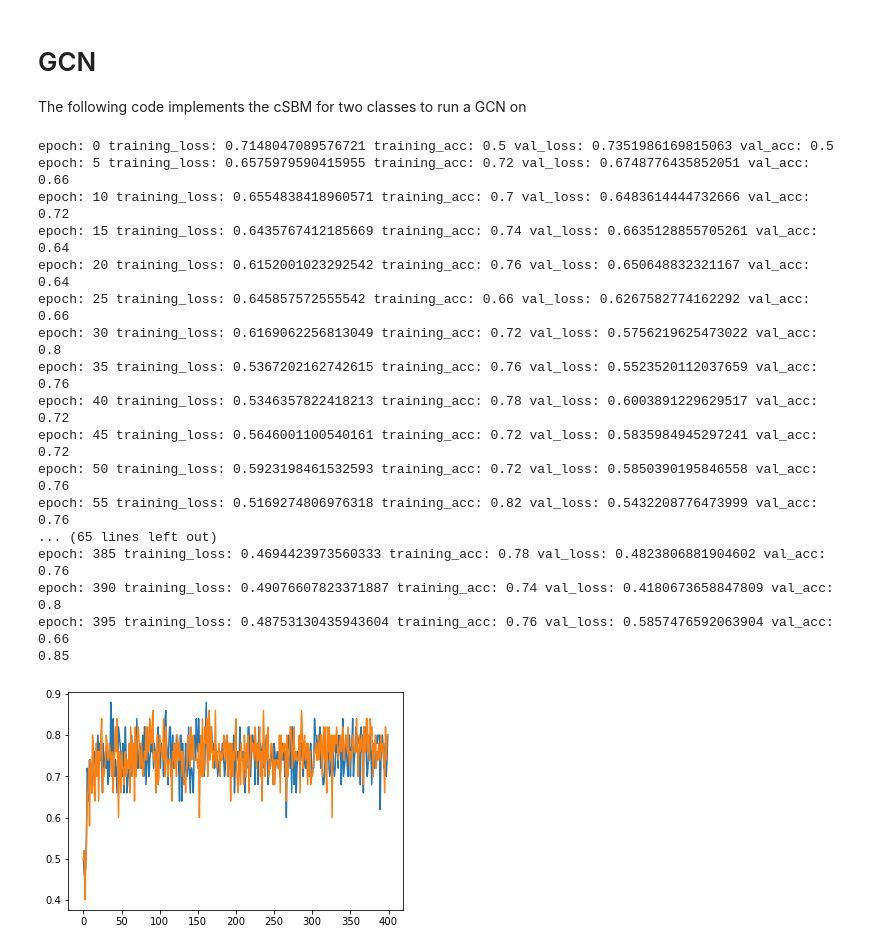
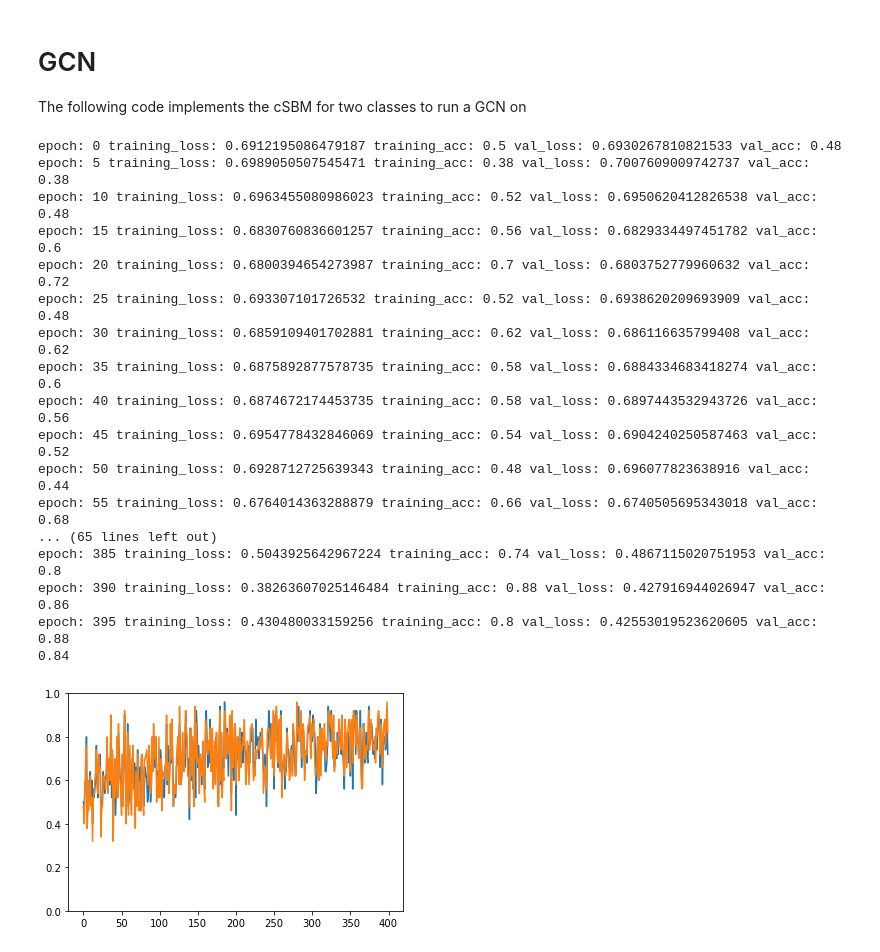
Before and after one commit to brownthesr/Synthetic-Graphs, a Jupyter notebook: SBM.ipynb, the cells around one changed output. Saved outputs shown, nothing was run; the diff lists cells and outputs as text; code cells hidden in the pictures.

```diff
--- a/SBM.ipynb
+++ b/SBM.ipynb
@@ -186,9 +196,10 @@ def accuracy(preds,mask):# obtains the accuracy of the model
     return acc
 
 # these are the hyperparameters to generate the graph/features, still unsure how tweaking them would change the graph
-d=2
-lamb = .5
-mu = 250
+d=10 # this is the average degree
+lamb = 4 # difference in edge_densities, 0 indicates only node features are informative lamb>0 means more intra edges vs inter edges(homophily)
+# lamb < 0 means less intra edges vs inter edges(heterophily)
+mu = 0# difference between the means of the two classes, increasing this means increasing difference between class features
 num_nodes = 100
 num_features = 5
 num_classes=2
@@ -218,47 +229,48 @@ model.train()# tells our model we are about to train
 losses = []
 accs = []
 for epoch in range(epochs):# runs through all the data 200 times
     optimizer.zero_grad()
     out = model(b,edge_list)
 
     train_loss = F.nll_loss(out[train_mask], labels[train_mask])
     train_acc = accuracy(out.max(1)[1], train_mask)
 
     val_loss = F.nll_loss(out[val_mask], labels[val_mask])
     val_acc = accuracy(out.max(1)[1], val_mask)
     losses.append([train_loss.item(),val_loss.item()])
     accs.append([train_acc,val_acc])
     if(epoch %5 == 0):
         print("epoch: {} training_loss: {} training_acc: {} val_loss: {} val_acc: {}".format(epoch,train_loss,train_acc,val_loss, val_acc))
 
     train_loss.backward()
     optimizer.step()
 
 losses = np.array(losses)
 accs = np.array(accs)
 plt.plot(accs[:,0])
 plt.plot(accs[:,1])
+plt.ylim(0,1)
 
 model.eval()
 out = model(b,edge_list)
 test_acc = accuracy(out.max(1)[1],torch.ones(num_nodes).to(torch.bool))
 print(test_acc)
 # %% [output]
-epoch: 0 training_loss: 0.7148047089576721 training_acc: 0.5 val_loss: 0.7351986169815063 val_acc: 0.5
-epoch: 5 training_loss: 0.6575979590415955 training_acc: 0.72 val_loss: 0.6748776435852051 val_acc: 0.66
-epoch: 10 training_loss: 0.6554838418960571 training_acc: 0.7 val_loss: 0.6483614444732666 val_acc: 0.72
-epoch: 15 training_loss: 0.6435767412185669 training_acc: 0.74 val_loss: 0.6635128855705261 val_acc: 0.64
-epoch: 20 training_loss: 0.6152001023292542 training_acc: 0.76 val_loss: 0.650648832321167 val_acc: 0.64
-epoch: 25 training_loss: 0.645857572555542 training_acc: 0.66 val_loss: 0.6267582774162292 val_acc: 0.66
-epoch: 30 training_loss: 0.6169062256813049 training_acc: 0.72 val_loss: 0.5756219625473022 val_acc: 0.8
-epoch: 35 training_loss: 0.5367202162742615 training_acc: 0.76 val_loss: 0.5523520112037659 val_acc: 0.76
-epoch: 40 training_loss: 0.5346357822418213 training_acc: 0.78 val_loss: 0.6003891229629517 val_acc: 0.72
-epoch: 45 training_loss: 0.5646001100540161 training_acc: 0.72 val_loss: 0.5835984945297241 val_acc: 0.72
-epoch: 50 training_loss: 0.5923198461532593 training_acc: 0.72 val_loss: 0.5850390195846558 val_acc: 0.76
-epoch: 55 training_loss: 0.5169274806976318 training_acc: 0.82 val_loss: 0.5432208776473999 val_acc: 0.76
+epoch: 0 training_loss: 0.6912195086479187 training_acc: 0.5 val_loss: 0.6930267810821533 val_acc: 0.48
+epoch: 5 training_loss: 0.6989050507545471 training_acc: 0.38 val_loss: 0.7007609009742737 val_acc: 0.38
+epoch: 10 training_loss: 0.6963455080986023 training_acc: 0.52 val_loss: 0.6950620412826538 val_acc: 0.48
+epoch: 15 training_loss: 0.6830760836601257 training_acc: 0.56 val_loss: 0.6829334497451782 val_acc: 0.6
+epoch: 20 training_loss: 0.6800394654273987 training_acc: 0.7 val_loss: 0.6803752779960632 val_acc: 0.72
+epoch: 25 training_loss: 0.693307101726532 training_acc: 0.52 val_loss: 0.6938620209693909 val_acc: 0.48
+epoch: 30 training_loss: 0.6859109401702881 training_acc: 0.62 val_loss: 0.686116635799408 val_acc: 0.62
+epoch: 35 training_loss: 0.6875892877578735 training_acc: 0.58 val_loss: 0.6884334683418274 val_acc: 0.6
+epoch: 40 training_loss: 0.6874672174453735 training_acc: 0.58 val_loss: 0.6897443532943726 val_acc: 0.56
+epoch: 45 training_loss: 0.6954778432846069 training_acc: 0.54 val_loss: 0.6904240250587463 val_acc: 0.52
+epoch: 50 training_loss: 0.6928712725639343 training_acc: 0.48 val_loss: 0.696077823638916 val_acc: 0.44
+epoch: 55 training_loss: 0.6764014363288879 training_acc: 0.66 val_loss: 0.6740505695343018 val_acc: 0.68
 ... (65 lines left out)
-epoch: 385 training_loss: 0.4694423973560333 training_acc: 0.78 val_loss: 0.4823806881904602 val_acc: 0.76
-epoch: 390 training_loss: 0.49076607823371887 training_acc: 0.74 val_loss: 0.4180673658847809 val_acc: 0.8
-epoch: 395 training_loss: 0.48753130435943604 training_acc: 0.76 val_loss: 0.5857476592063904 val_acc: 0.66
-0.85
+epoch: 385 training_loss: 0.5043925642967224 training_acc: 0.74 val_loss: 0.4867115020751953 val_acc: 0.8
+epoch: 390 training_loss: 0.38263607025146484 training_acc: 0.88 val_loss: 0.427916944026947 val_acc: 0.86
+epoch: 395 training_loss: 0.430480033159256 training_acc: 0.8 val_loss: 0.42553019523620605 val_acc: 0.88
+0.84
-[figure, old version]
+[figure, new version]
```
Also changed, not shown: parts of 4 cells of this notebook.
